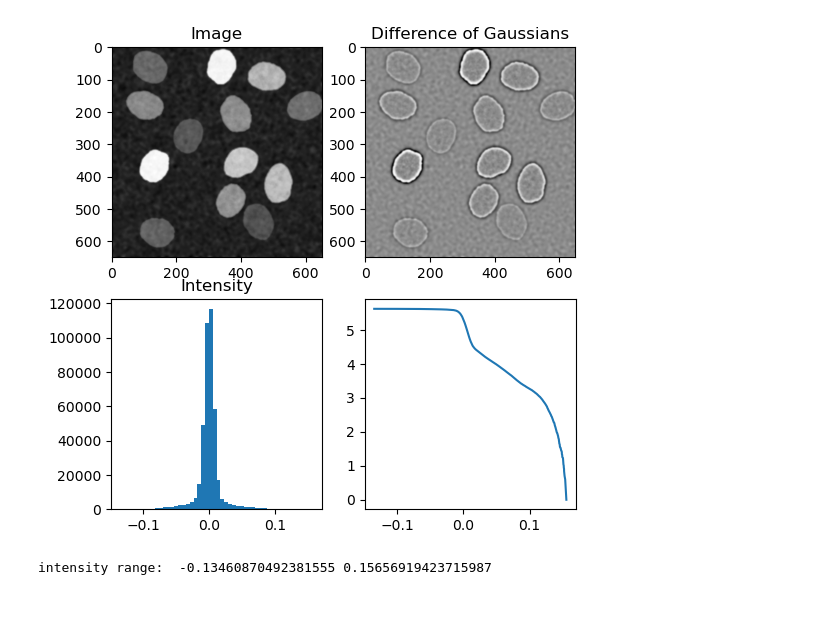
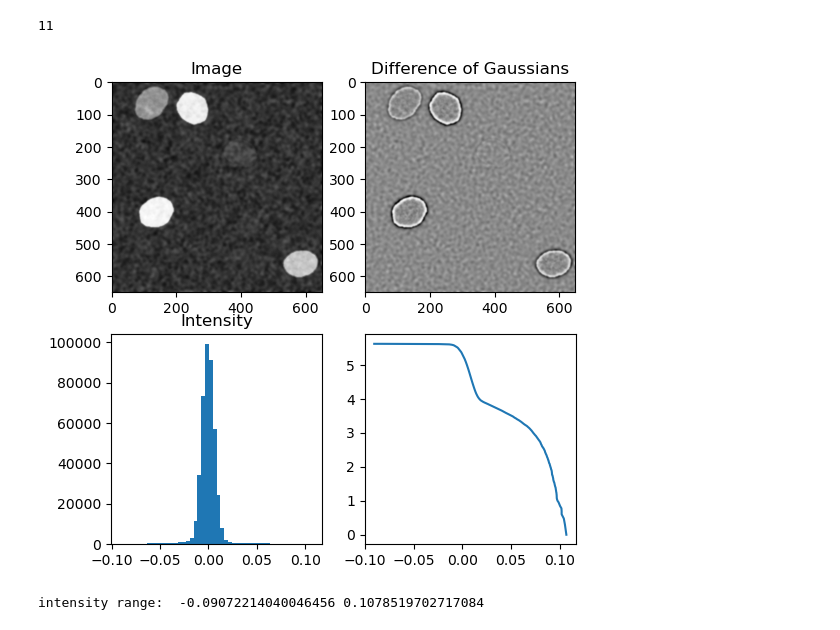
Before and after one commit to Munsky/UQbio2024_Team5, a Jupyter notebook: ImageProcessing_AcrossCellsinOneTif.ipynb, the cells around one changed output. Drawn from its saved outputs; the diff is of its cells as text; code cells hidden in the pictures.

```diff
--- a/ImageProcessing_AcrossCellsinOneTif.ipynb
+++ b/ImageProcessing_AcrossCellsinOneTif.ipynb
@@ -30,7 +30,7 @@ from cellpose import plot, models
 import pandas as pd
 # %%
 # Load the image
-figName = 'C:/Users/apurv/OneDrive/Desktop/QBio/Challenges/UQbio2024_Team5/NoDrug/rep1_FOV1.tif'
+figName = 'C:/Users/apurv/OneDrive/Desktop/QBio/Challenges/UQbio2024_Team5/Drug5_1000nM/rep1_FOV3.tif'
 images = imread(figName)
 img = images[0,:,:,0]
 # %%
@@ -40,3 +40,7 @@ masks  = model.eval(img, diameter=200)[0]
 num_cells= len(np.unique(masks))-1
+# %%
+print(num_cells)
+# %% [output]
+11
 # %%
 # Segment nuclei and cytosol
@@ -61,31 +65,31 @@ list_cytosol_particles = np.zeros(num_cells)
 list_nuclear_particles = np.zeros(num_cells)
 # %%
 # Selecting the color channel with RNA spots
-zSlice = 10 #time frame
+zSlice = 16 #time frame
 iChannel = 1 #which channel
 img_spots = images_FISH[zSlice,:,:,iChannel]
 
 # Show the original image
 fig, ax = plt.subplots(2,2, figsize=(6, 6))
 ax[0,0].imshow(img_spots,cmap='Greys_r')
 ax[0,0].set(title='Image')
 
 # Apply a difference of Gaussians filter to the image to enhance spots
 img_spots_filtered = difference_of_gaussians(img_spots,low_sigma=1, high_sigma=5)
 ax[0,1].imshow(img_spots_filtered,cmap='Greys_r')
 ax[0,1].set(title= 'Difference of Gaussians' )
 
 # Make a histogram of the intensity values
 ax[1,0].hist(img_spots_filtered.flatten(),bins=50)
 ax[1,0].set(title= 'Intensity' )
 
 # Make a survival plot of the intensity values
 survival = np.sort(img_spots_filtered.flatten())
 survival = survival[::-1]
 ax[1,1].plot(survival, np.log10(np.arange(len(survival))))
 
 plt.show()
 print('intensity range: ', np.min(img_spots_filtered), np.max(img_spots_filtered))
 # %% [output]
-[figure, old version]
+[figure, new version]
-intensity range:  -0.13460870492381555 0.15656919423715987
+intensity range:  -0.09072214040046456 0.1078519702717084
```
Also changed, not shown: parts of 7 cells of this notebook, 6 other files.
